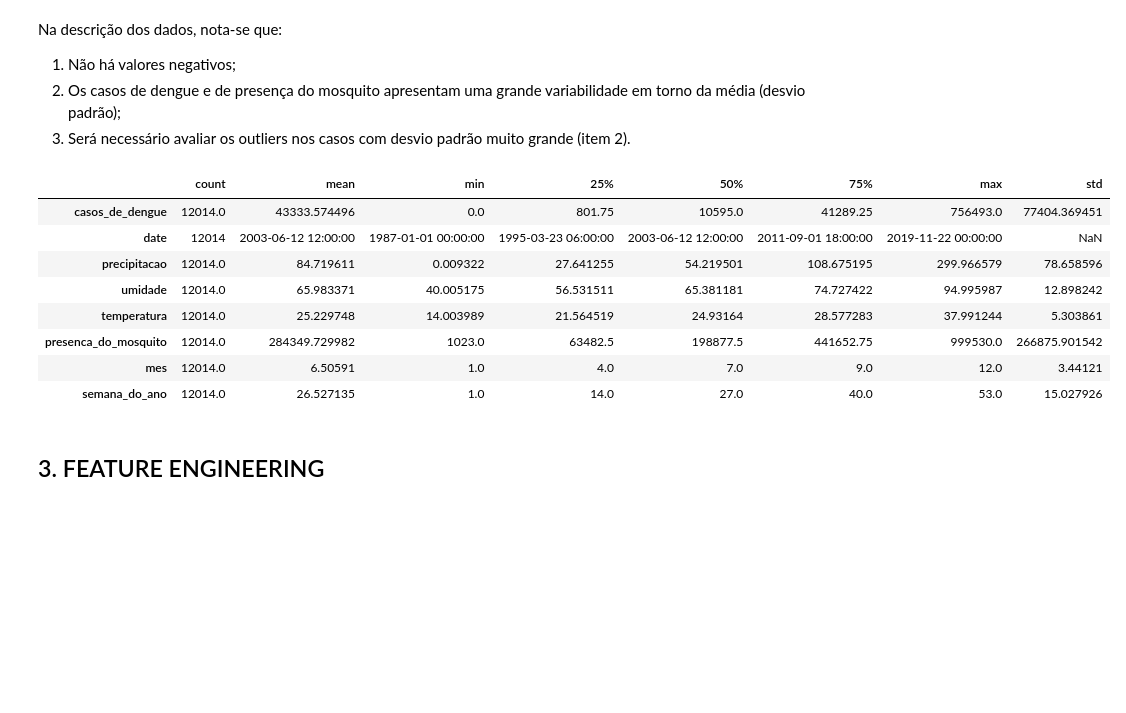
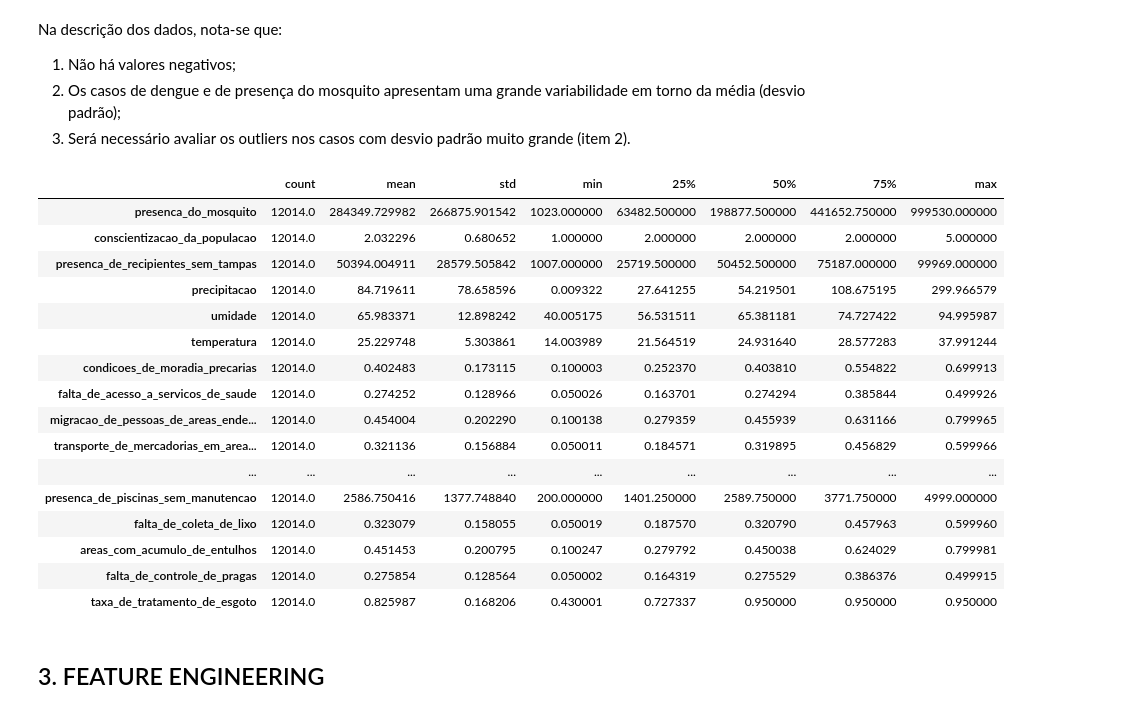
Before and after one commit to paulawehdorn/prever_casos_de_dengue, a Jupyter notebook: notebooks/prever_casos_de_dengue_v02.ipynb, the cells around one changed output. Saved outputs shown, nothing was run; the diff lists cells and outputs as text; code cells hidden in the pictures; blank space fills up the shorter version.

```diff
--- a/notebooks/prever_casos_de_dengue_v02.ipynb
+++ b/notebooks/prever_casos_de_dengue_v02.ipynb
@@ -338,12 +405,11 @@ Colunas selecionadas:
 - Categóricas: 'status' -
 - Data: 'date'
 # %%
-colunas_int = ['presenca_do_mosquito',
+int_columns = ['presenca_do_mosquito',
                'conscientizacao_da_populacao',
-               'presenca_de_recipientes_sem_tampas',
-               'id']
+               'presenca_de_recipientes_sem_tampas']
 
-colunas_float = ['precipitacao',
+float_columns = ['precipitacao',
                  'umidade',
                  'temperatura',
                  'condicoes_de_moradia_precarias',
@@ -359,9 +425,9 @@ colunas_float = ['precipitacao',
                  'falta_de_controle_de_pragas',
                  'taxa_de_tratamento_de_esgoto']
 
-categorical_rows = ['status']
+categorical_columns = ['status']
 
-target_row = ['casos_de_dengue']
+TARGET_COLUMN = ['casos_de_dengue']
 # %%
 # Fazer uma cópia do dataframe original
 df = df_raw.copy()
@@ -373,16 +439,10 @@ df.columns = rename_columns(df.columns)
 df = df.drop_duplicates().reset_index(drop=True)
 
 # Selecionar colunas
-colunas_int = ['presenca_do_mosquito']
-
-colunas_float = ['precipitacao',
-                 'umidade',
-                 'temperatura']
-
-colunas_numericas = colunas_int + colunas_float # + categorical_rows
-
-selected_rows = ['date'] + colunas_numericas
+numeric_columns = int_columns + float_columns
+selected_columns = ['date'] + numeric_columns + categorical_columns
 # %%
 # Limpar dataframe completo
-df_cleaned, idx_nans = data_cleaning(df[target_row + selected_rows], colunas_float, target_row + colunas_int)
+df_cleaned, idx_nans = data_cleaning(df[TARGET_COLUMN + selected_columns], float_columns, TARGET_COLUMN + int_columns, categorical_columns)
+df.isna().sum()
 # %% [output]
@@ -425,18 +492,25 @@ Na descrição dos dados, nota-se que:
 2. Os casos de dengue e de presença do mosquito apresentam uma grande variabilidade em torno da média (desvio padrão);
 3. Será necessário avaliar os outliers nos casos com desvio padrão muito grande (item 2).
 # %%
-#df_cleaned_without_nans.describe().T
-df_cleaned.describe().T
+df_cleaned[numeric_columns].describe().T
 # %% [output]
-|  | count | mean | min | 25% | 50% | 75% | max | std |
-| casos_de_dengue | 12014.0 | 43333.574496 | 0.0 | 801.75 | 10595.0 | 41289.25 | 756493.0 | 77404.369451 |
-| date | 12014 | 2003-06-12 12:00:00 | 1987-01-01 00:00:00 | 1995-03-23 06:00:00 | 2003-06-12 12:00:00 | 2011-09-01 18:00:00 | 2019-11-22 00:00:00 | NaN |
-| precipitacao | 12014.0 | 84.719611 | 0.009322 | 27.641255 | 54.219501 | 108.675195 | 299.966579 | 78.658596 |
-| umidade | 12014.0 | 65.983371 | 40.005175 | 56.531511 | 65.381181 | 74.727422 | 94.995987 | 12.898242 |
-| temperatura | 12014.0 | 25.229748 | 14.003989 | 21.564519 | 24.93164 | 28.577283 | 37.991244 | 5.303861 |
-| presenca_do_mosquito | 12014.0 | 284349.729982 | 1023.0 | 63482.5 | 198877.5 | 441652.75 | 999530.0 | 266875.901542 |
-| mes | 12014.0 | 6.50591 | 1.0 | 4.0 | 7.0 | 9.0 | 12.0 | 3.44121 |
-| semana_do_ano | 12014.0 | 26.527135 | 1.0 | 14.0 | 27.0 | 40.0 | 53.0 | 15.027926 |
+|  | count | mean | std | min | 25% | 50% | 75% | max |
+| presenca_do_mosquito | 12014.0 | 284349.729982 | 266875.901542 | 1023.000000 | 63482.500000 | 198877.500000 | 441652.750000 | 999530.000000 |
+| conscientizacao_da_populacao | 12014.0 | 2.032296 | 0.680652 | 1.000000 | 2.000000 | 2.000000 | 2.000000 | 5.000000 |
+| presenca_de_recipientes_sem_tampas | 12014.0 | 50394.004911 | 28579.505842 | 1007.000000 | 25719.500000 | 50452.500000 | 75187.000000 | 99969.000000 |
+| precipitacao | 12014.0 | 84.719611 | 78.658596 | 0.009322 | 27.641255 | 54.219501 | 108.675195 | 299.966579 |
+| umidade | 12014.0 | 65.983371 | 12.898242 | 40.005175 | 56.531511 | 65.381181 | 74.727422 | 94.995987 |
+| temperatura | 12014.0 | 25.229748 | 5.303861 | 14.003989 | 21.564519 | 24.931640 | 28.577283 | 37.991244 |
+| condicoes_de_moradia_precarias | 12014.0 | 0.402483 | 0.173115 | 0.100003 | 0.252370 | 0.403810 | 0.554822 | 0.699913 |
+| falta_de_acesso_a_servicos_de_saude | 12014.0 | 0.274252 | 0.128966 | 0.050026 | 0.163701 | 0.274294 | 0.385844 | 0.499926 |
+| migracao_de_pessoas_de_areas_ende... | 12014.0 | 0.454004 | 0.202290 | 0.100138 | 0.279359 | 0.455939 | 0.631166 | 0.799965 |
+| transporte_de_mercadorias_em_area... | 12014.0 | 0.321136 | 0.156884 | 0.050011 | 0.184571 | 0.319895 | 0.456829 | 0.599966 |
+| ... | ... | ... | ... | ... | ... | ... | ... | ... |
+| presenca_de_piscinas_sem_manutencao | 12014.0 | 2586.750416 | 1377.748840 | 200.000000 | 1401.250000 | 2589.750000 | 3771.750000 | 4999.000000 |
+| falta_de_coleta_de_lixo | 12014.0 | 0.323079 | 0.158055 | 0.050019 | 0.187570 | 0.320790 | 0.457963 | 0.599960 |
+| areas_com_acumulo_de_entulhos | 12014.0 | 0.451453 | 0.200795 | 0.100247 | 0.279792 | 0.450038 | 0.624029 | 0.799981 |
+| falta_de_controle_de_pragas | 12014.0 | 0.275854 | 0.128564 | 0.050002 | 0.164319 | 0.275529 | 0.386376 | 0.499915 |
+| taxa_de_tratamento_de_esgoto | 12014.0 | 0.825987 | 0.168206 | 0.430001 | 0.727337 | 0.950000 | 0.950000 | 0.950000 |
 # %% [markdown]
 ## 3. FEATURE ENGINEERING
 # %%
```
Also changed, not shown: parts of 61 cells of this notebook, 4 other files.
